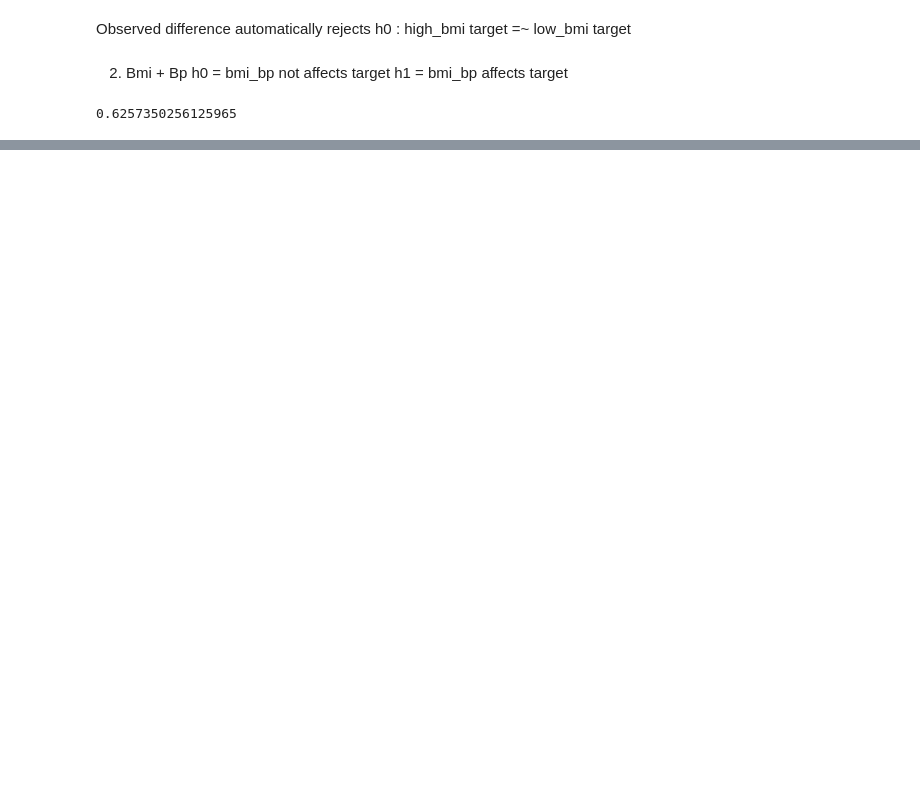
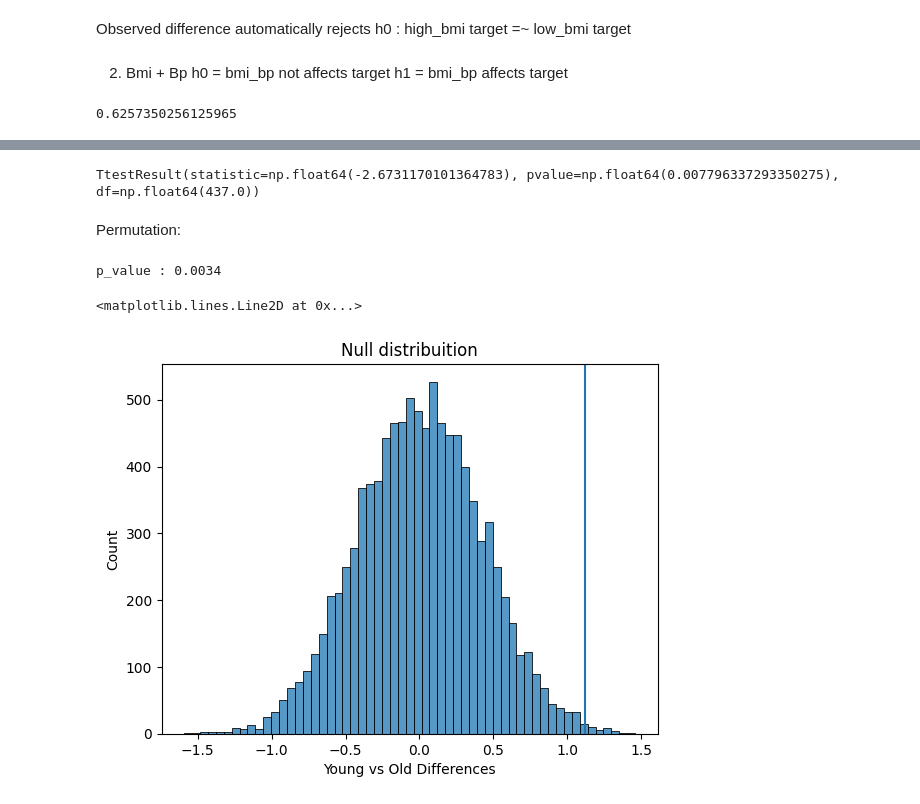
Before and after one commit to roossqg/-Data-Science-Hub, a Jupyter notebook: Models_and_Data/Math_teory/diabetes.ipynb, the cells around one changed output, grey strips where cells are left out. Drawn from its saved outputs; the diff is of its cells as text; code cells hidden in the pictures; blank space fills up the shorter version.

```diff
--- a/Models_and_Data/Math_teory/diabetes.ipynb
+++ b/Models_and_Data/Math_teory/diabetes.ipynb
@@ -302,0 +344,34 @@ dtype: float64
+# %%
+old = df[df['age_class'] =='Old']['bmi']
+young = df[df['age_class'] == 'Young']['bmi']
+
+bmi_years = ttest_ind(young,old)
+print(bmi_years)
+# %% [output]
+TtestResult(statistic=np.float64(-2.6731170101364783), pvalue=np.float64(0.007796337293350275), df=np.float64(437.0))
+# %% [markdown]
+Permutation:
+# %%
+observed_diff = old.mean() - young.mean()
+
+diffs = []
+random_data = np.concatenate([old,young])
+
+for i in range (10000):
+    np.random.shuffle(random_data)
+    new_old = random_data[:len(old)]
+    new_young = random_data[len(young):]
+    diffs.append(new_old.mean() - new_young.mean())
+
+p_value = np.mean(np.array(diffs) >= observed_diff)
+print(f'p_value : {p_value}')
+# %% [output]
+p_value : 0.0034
+# %%
+plt.title('Null distribuition')
+sns.histplot(x=diffs)
+plt.xlabel('Young vs Old Differences')
+plt.axvline(observed_diff)
+# %% [output]
+<matplotlib.lines.Line2D at 0x...>
+[figure, added]
```
Also changed, not shown: parts of 7 cells of this notebook.
